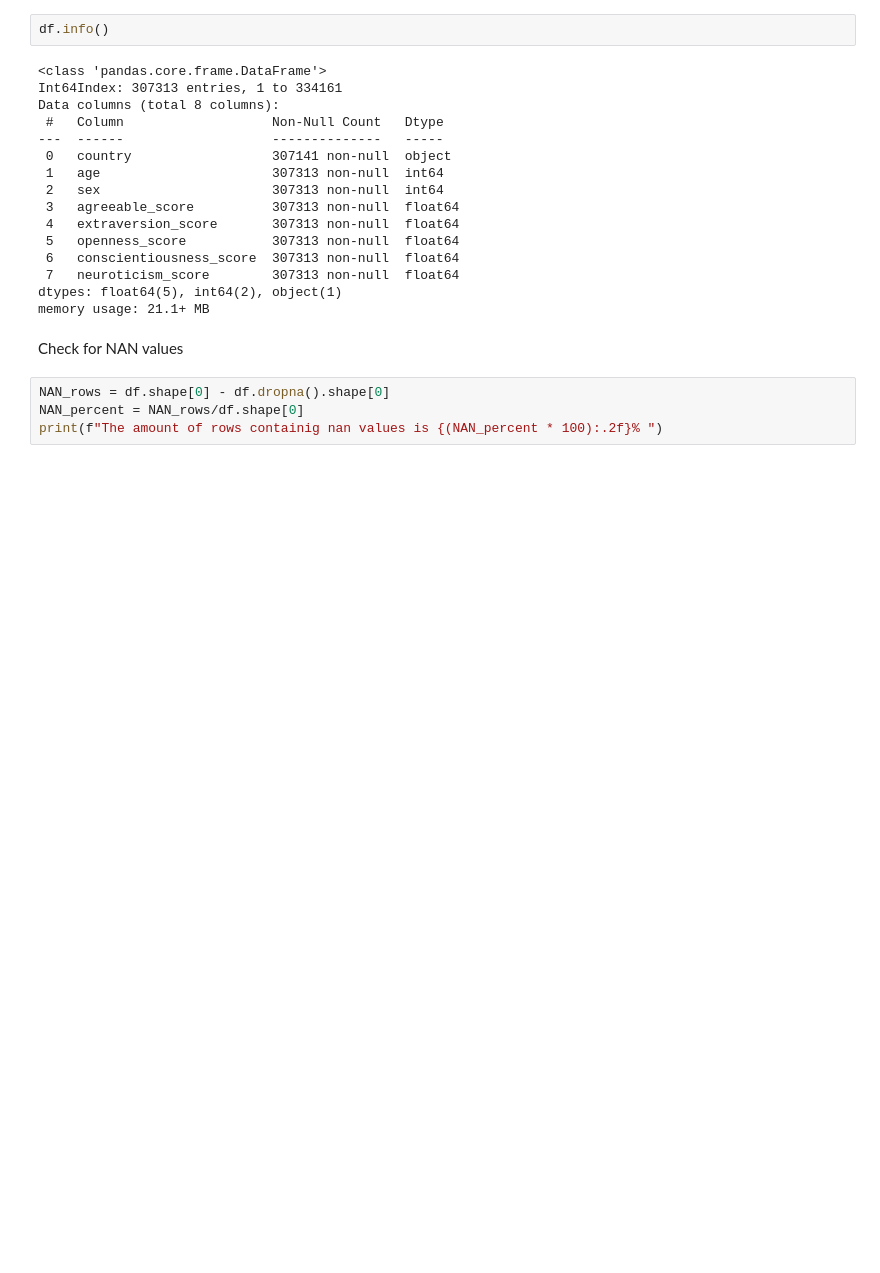
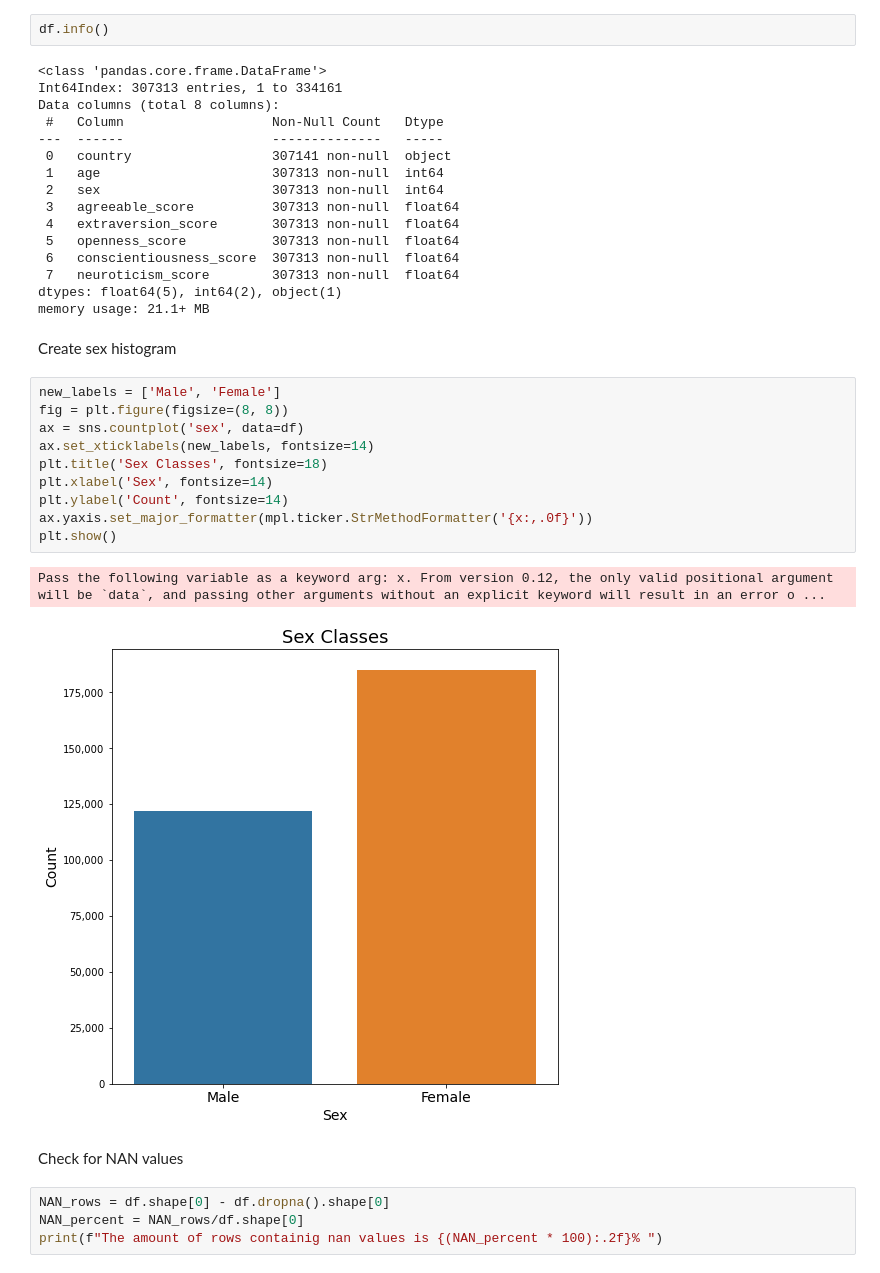
Before and after one commit to efratkohen/Big_five, a Jupyter notebook: final-draft.ipynb, the cells around one changed output. Cells and saved outputs as stored; diff of their text form; blank space fills up the shorter version.

```diff
--- a/final-draft.ipynb
+++ b/final-draft.ipynb
@@ -82,6 +83,21 @@ Data columns (total 8 columns):
  7   neuroticism_score        307313 non-null  float64
 dtypes: float64(5), int64(2), object(1)
 memory usage: 21.1+ MB
+# %% [markdown]
+Create sex histogram
+# %%
+new_labels = ['Male', 'Female']
+fig = plt.figure(figsize=(8, 8))
+ax = sns.countplot('sex', data=df)
+ax.set_xticklabels(new_labels, fontsize=14)
+plt.title('Sex Classes', fontsize=18)
+plt.xlabel('Sex', fontsize=14)
+plt.ylabel('Count', fontsize=14)
+ax.yaxis.set_major_formatter(mpl.ticker.StrMethodFormatter('{x:,.0f}'))
+plt.show()
+# %% [output]
+Pass the following variable as a keyword arg: x. From version 0.12, the only valid positional argument will be `data`, and passing other arguments without an explicit keyword will result in an error o ...
+[figure, added]
 # %% [markdown]
 Check for NAN values
 # %%
```
Also changed, not shown: parts of 6 cells of this notebook, 5 other files.
